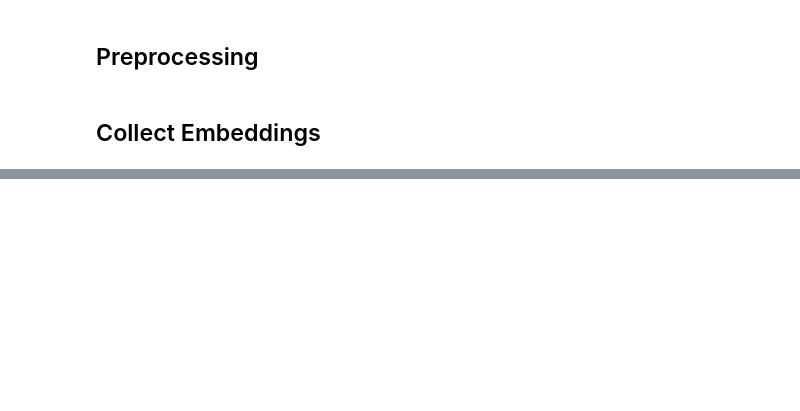
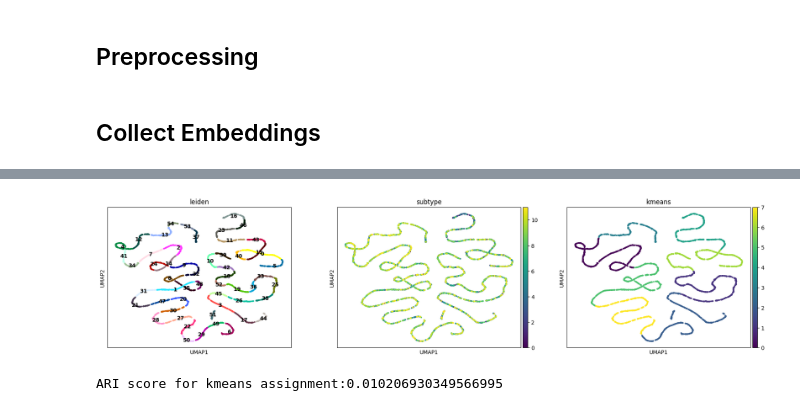
Before and after one commit to Saigum/exceiver, a Jupyter notebook: example-model.ipynb, the cells around one changed output, grey strips where cells are left out. Saved outputs shown, nothing was run; the diff lists cells and outputs as text; code cells hidden in the pictures; blank space fills up the shorter version.

```diff
--- a/example-model.ipynb
+++ b/example-model.ipynb
@@ -111,3 +125,21 @@ sc.tl.leiden(adata=emb_adata,)
+# %%
+from sklearn.cluster import KMeans
+from sklearn.metrics import adjusted_rand_score
+kmeans=KMeans(n_clusters=8)
+# %%
+emb_adata.obs["kmeans"]=kmeans.fit_predict(emb_adata.X)
+# %%
+sc.pl.umap(
+    emb_adata,
+    color=["leiden","subtype","kmeans"],
+    legend_loc="on data",
+)
+# %% [output]
+[figure, added]
+# %%
+print(f"ARI score for kmeans assignment:{adjusted_rand_score(emb_adata.obs["subtype"],emb_adata.obs["kmeans"])}")
+# %% [output]
+ARI score for kmeans assignment:0.010206930349566995
 # %%
 fd = sc.read_h5ad("datasets/Guo/GSE99254.h5ad")
 print(fd)
```
Also changed, not shown: parts of 9 cells of this notebook, 7 other files.
